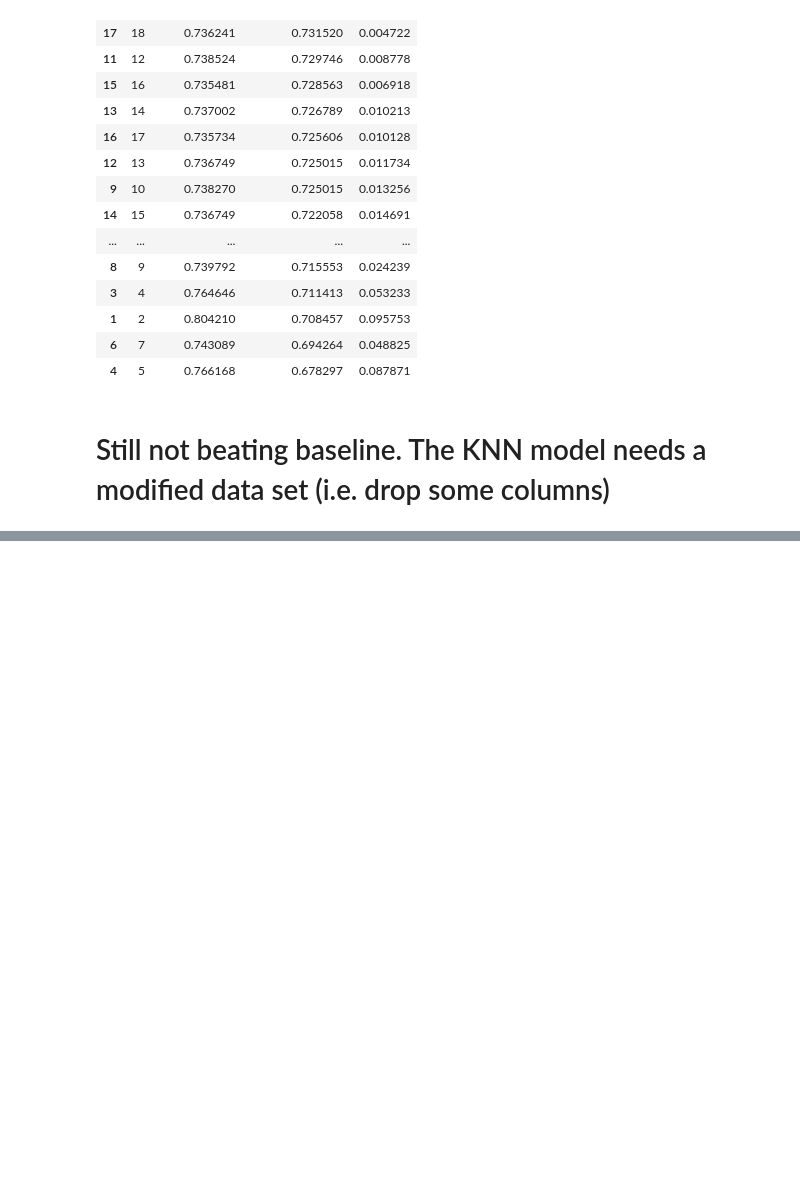
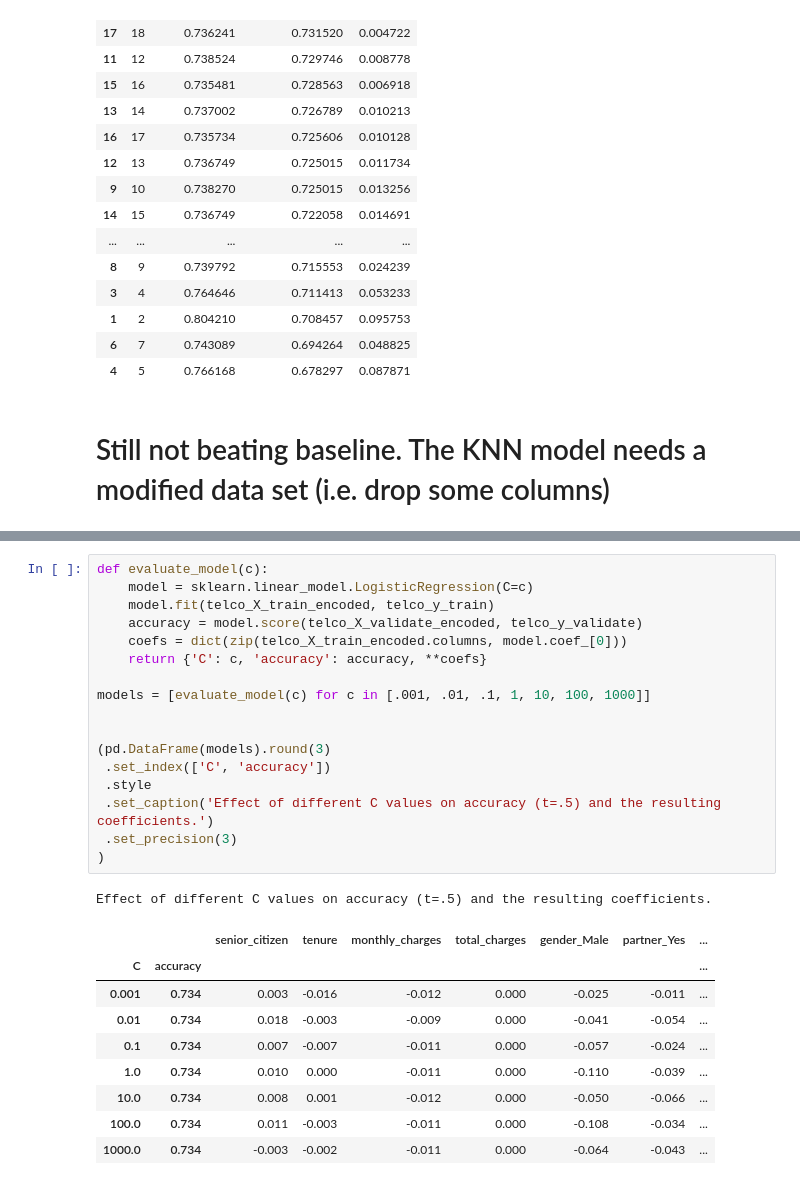
Before and after one commit to brianclements03/Telco_Project, a Jupyter notebook: telco_data_exploration.ipynb, the cells around one changed output, grey strips where cells are left out. Saved outputs shown, nothing was run; the diff lists cells and outputs as text; blank space fills up the shorter version.

```diff
--- a/telco_data_exploration.ipynb
+++ b/telco_data_exploration.ipynb
@@ -1679,0 +1759,28 @@ results[results.difference <= 0.1].sort_values(by=['validate_accuracy', 'differe
+# %%
+def evaluate_model(c):
+    model = sklearn.linear_model.LogisticRegression(C=c)
+    model.fit(telco_X_train_encoded, telco_y_train)
+    accuracy = model.score(telco_X_validate_encoded, telco_y_validate)
+    coefs = dict(zip(telco_X_train_encoded.columns, model.coef_[0]))
+    return {'C': c, 'accuracy': accuracy, **coefs}
+
+models = [evaluate_model(c) for c in [.001, .01, .1, 1, 10, 100, 1000]]
+
+
+(pd.DataFrame(models).round(3)
+ .set_index(['C', 'accuracy'])
+ .style
+ .set_caption('Effect of different C values on accuracy (t=.5) and the resulting coefficients.')
+ .set_precision(3)
+)
+# %% [output]
+Effect of different C values on accuracy (t=.5) and the resulting coefficients.
+|  |  | senior_citizen | tenure | monthly_charges | total_charges | gender_Male | partner_Yes | ... |
+| C | accuracy |  |  |  |  |  |  | ... |
+| 0.001 | 0.734 | 0.003 | -0.016 | -0.012 | 0.000 | -0.025 | -0.011 | ... |
+| 0.01 | 0.734 | 0.018 | -0.003 | -0.009 | 0.000 | -0.041 | -0.054 | ... |
+| 0.1 | 0.734 | 0.007 | -0.007 | -0.011 | 0.000 | -0.057 | -0.024 | ... |
+| 1.0 | 0.734 | 0.010 | 0.000 | -0.011 | 0.000 | -0.110 | -0.039 | ... |
+| 10.0 | 0.734 | 0.008 | 0.001 | -0.012 | 0.000 | -0.050 | -0.066 | ... |
+| 100.0 | 0.734 | 0.011 | -0.003 | -0.011 | 0.000 | -0.108 | -0.034 | ... |
+| 1000.0 | 0.734 | -0.003 | -0.002 | -0.011 | 0.000 | -0.064 | -0.043 | ... |
```
Also changed, not shown: parts of 21 cells of this notebook.
